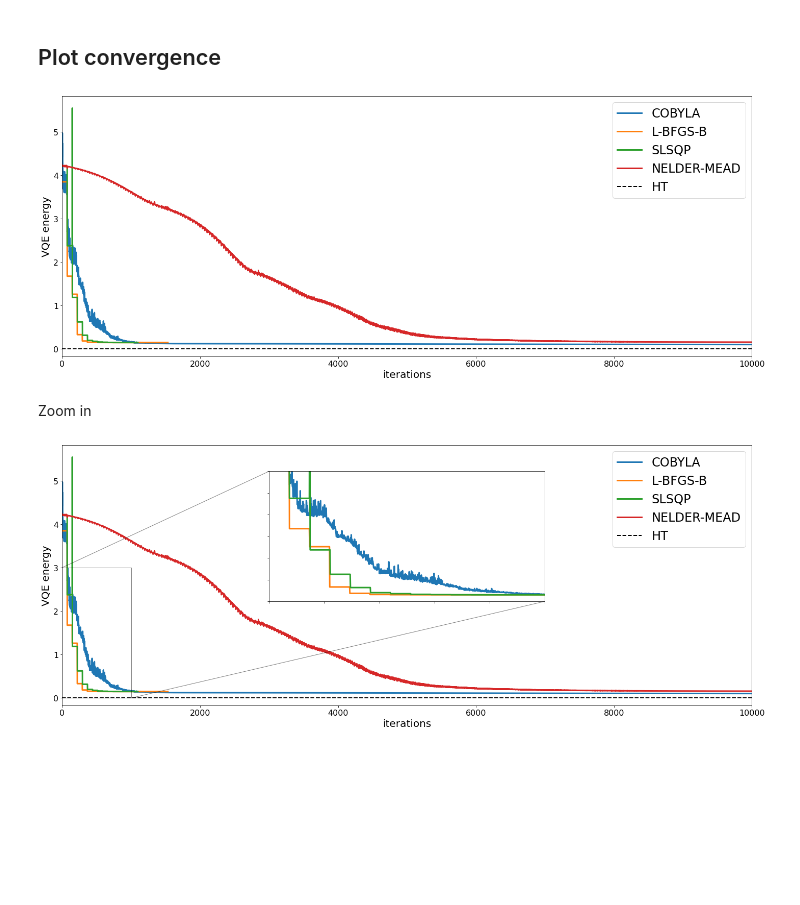
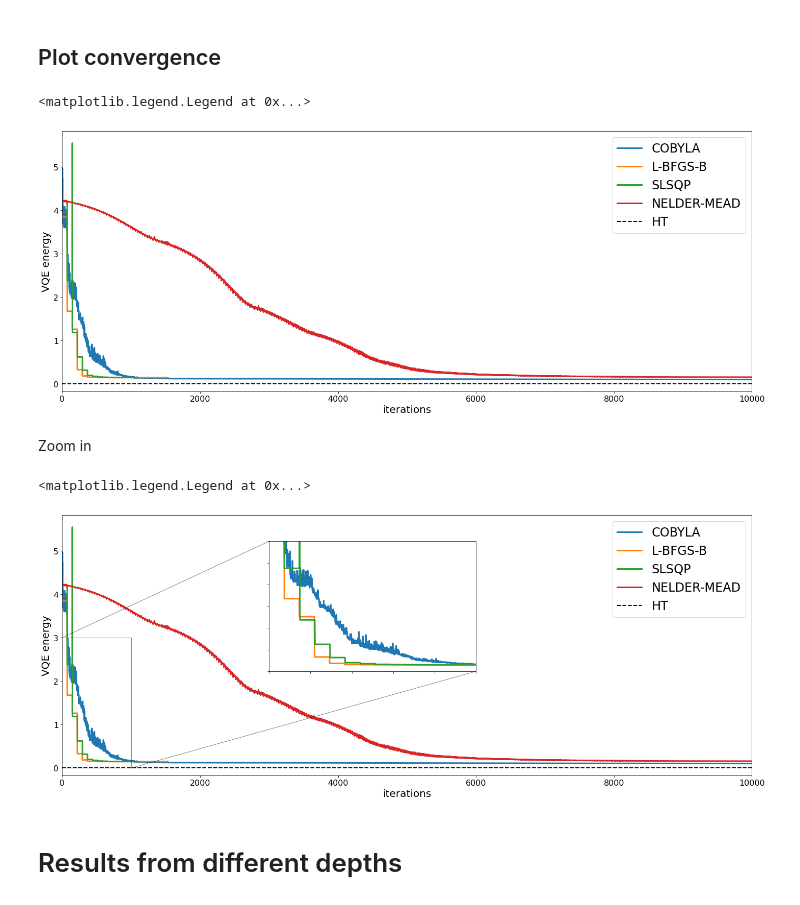
Before and after one commit to erinaldi/bmn2-qiskit, a Jupyter notebook: notebooks/00_figures.ipynb, the cells around one changed output. Saved outputs shown, nothing was run; the diff lists cells and outputs as text; code cells hidden in the pictures; blank space fills up the shorter version.

Commit message:
[fix] different depths

```diff
--- a/notebooks/00_figures.ipynb
+++ b/notebooks/00_figures.ipynb
@@ -67,3 +68,6 @@ result.head()
+# %%
+opt_label = ["COBYLA", "L-BFGS-B","SLSQP"]#,"NELDER-MEAD"]
+result = collect_data(opt_label,params)
 # %%
-for o in opt_label:
-    result.loc[o].plot.scatter(x='counts',y='energy',marker=".",label=o)
+# for o in opt_label:
+#     result.loc[o].plot.scatter(x='counts',y='energy',marker=".",label=o)
@@ -101,7 +83,0 @@ Name: energy, dtype: float64
-# %%
-for r in opt_label:
-    print("Optimizer:",r)
-    print("Mean: ",result.loc[r].groupby('rep').apply(min).energy.mean())
-    print("Std: ",result.loc[r].groupby('rep').apply(min).energy.std())
-    print("Min: ",result.loc[r].groupby('rep').apply(min).energy.min())
-    print("Max: ",result.loc[r].groupby('rep').apply(min).energy.max())
@@ -157,48 +111,56 @@ gsdf.describe().T[["min","max","mean","std"]]
 # %% [markdown]
 ## Plot convergence
+# %%
+ht = 0.00328726
 # %%
 # select the best runs for each optimizer
 fig, ax = plt.subplots(figsize=(20,8))
 for o in opt_label:
     result.loc[o,gsdf[o].idxmin()].plot(x='counts',y='energy', xlim=[0,10000],label=o, ax=ax)
-ax.axhline(0.00328726,c="k",ls="--", lw="2",label="HT")
+ax.axhline(ht,c="k",ls="--", lw="2",label="HT")
 ax.set_xlabel("iterations")
 ax.set_ylabel("VQE energy")
 ax.legend(loc="upper right")
-plt.savefig(f"../figures/miniBMN_l02_convergence_ry_depth3_max10000.pdf")
-plt.savefig(f"../figures/miniBMN_l02_convergence_ry_depth3_max10000.png")
+# filename = f"../figures/miniBMN_l{params['l']}_convergence_{params['v']}_depth{params['d']}_nr{params['n']}_max{params['m']}"
+# plt.savefig(f"{filename}.pdf")
+# plt.savefig(f"{filename}.png")
 # %% [output]
+<matplotlib.legend.Legend at 0x...>
 [figure]
 # %% [markdown]
 Zoom in
 # %%
 # select the best runs for each optimizer
 fig, ax = plt.subplots(figsize=(20,8))
 for o in opt_label:
     result.loc[o,gsdf[o].idxmin()].plot(x='counts',y='energy', xlim=[0,10000],label=o, ax=ax)
-ax.axhline(0.00328726,c="k",ls="--", lw="2",label="HT")
+ax.axhline(ht,c="k",ls="--", lw="2",label="HT")
 
 # inset axes.... bounds are [x0, y0, width, height] for where to put it
 axins = ax.inset_axes([0.3, 0.4, 0.3, 0.5])
 
 for o in opt_label:
-    result.loc[o,gsdf[o].idxmin()].plot(x='counts',y='energy', xlim=[0,500], legend=False, ax=axins)
-ax.axhline(0.00328726,c="k",ls="--", lw="2")
+    result.loc[o,gsdf[o].idxmin()].plot(x='counts',y='energy', xlim=[0,1000], legend=False, ax=axins)
+ax.axhline(ht,c="k",ls="--", lw="2")
 # sub region of the original image
-x1, x2, y1, y2 = 0, 500, 0, 3
+x1, x2, y1, y2 = 0, 1000, 0, 3
 axins.set_xlim(x1, x2)
 axins.set_ylim(y1, y2)
 axins.set_xticklabels('')
 axins.set_yticklabels('')
 axins.set_ylabel('')
 axins.set_xlabel('')
 
 ax.indicate_inset_zoom(axins, edgecolor="black")
 
 ax.set_xlabel("iterations")
 ax.set_ylabel("VQE energy")
 ax.legend(loc="upper right")
-plt.savefig(f"../figures/miniBMN_l02_convergence_ry_depth3_max10000_zoom.pdf")
-plt.savefig(f"../figures/miniBMN_l02_convergence_ry_depth3_max10000_zoom.png")
+# filename = f"../figures/miniBMN_l{params['l']}_convergence_{params['v']}_depth{params['d']}_nr{params['n']}_max{params['m']}_zoom"
+# plt.savefig(f"{filename}.pdf")
+# plt.savefig(f"{filename}.png")
 # %% [output]
+<matplotlib.legend.Legend at 0x...>
-[figure, old version]
+[figure, new version]
+# %% [markdown]
+# Results from different depths
```
Also changed, not shown: parts of 22 cells of this notebook.
